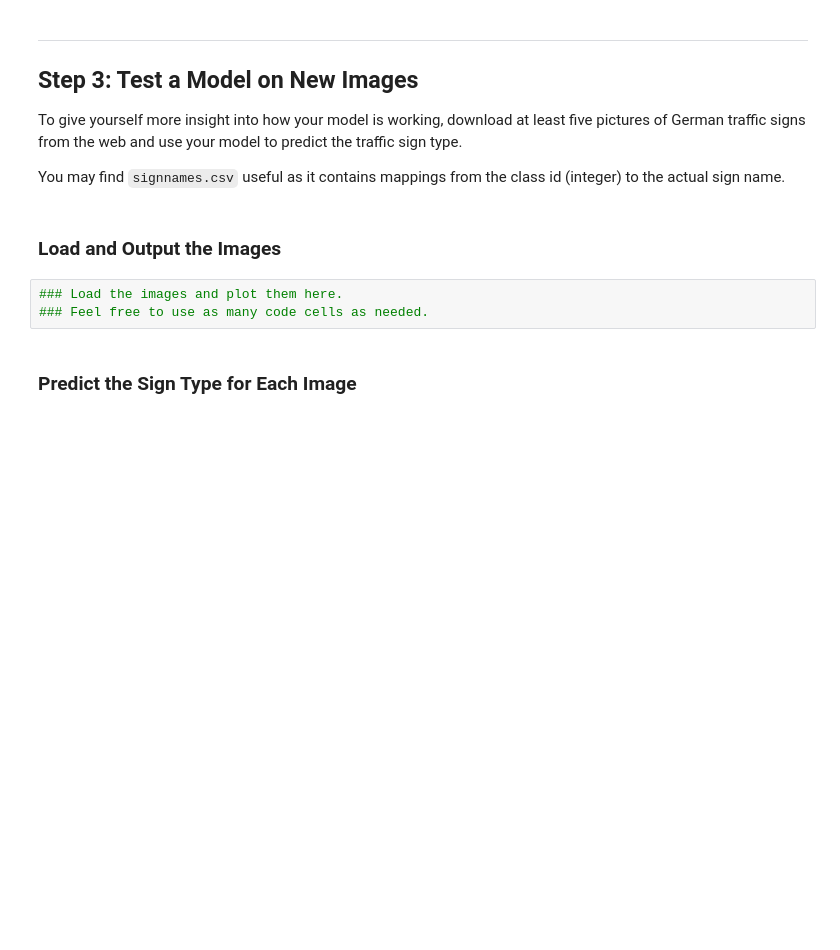
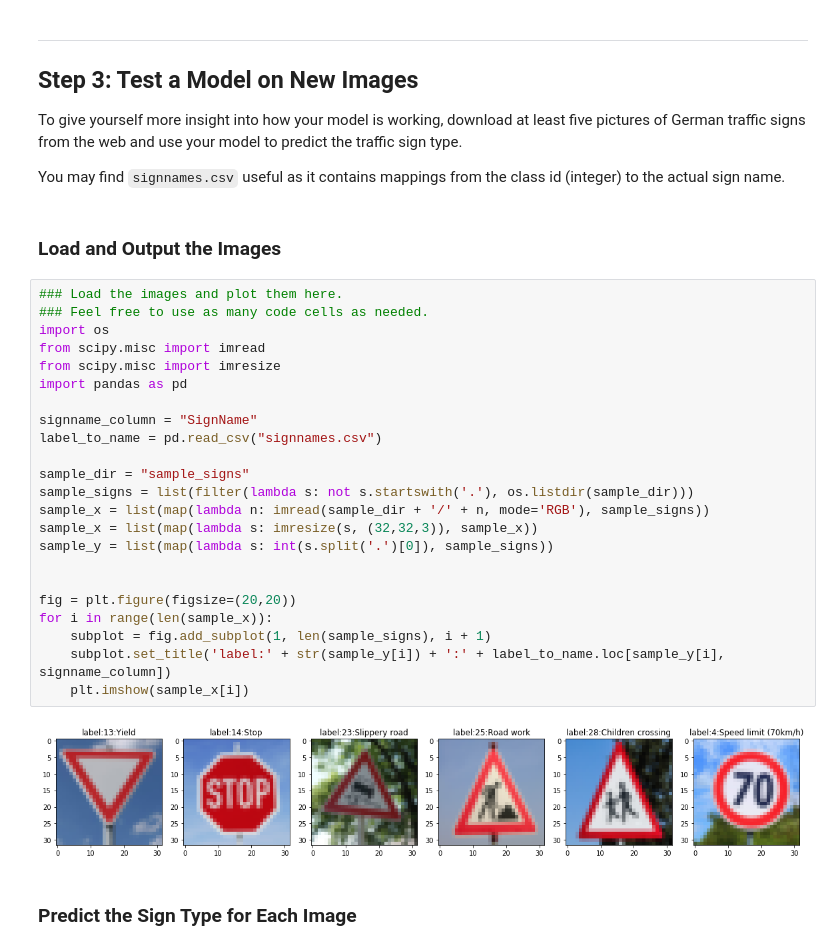
Before and after one commit to XQ-UT/CarND-Traffic-Sign-Classifier-Project, a Jupyter notebook: Traffic_Sign_Classifier.ipynb, the cells around one changed output. Drawn from its saved outputs; the diff is of its cells as text; blank space fills up the shorter version.

```diff
--- a/Traffic_Sign_Classifier.ipynb
+++ b/Traffic_Sign_Classifier.ipynb
@@ -346,9 +348,31 @@ To give yourself more insight into how your model is working, download at least
 You may find `signnames.csv` useful as it contains mappings from the class id (integer) to the actual sign name.
 # %% [markdown]
 ### Load and Output the Images
-# %%
-### Load the images and plot them here.
-### Feel free to use as many code cells as needed.
+# %%
+### Load the images and plot them here.
+### Feel free to use as many code cells as needed.
+import os
+from scipy.misc import imread
+from scipy.misc import imresize
+import pandas as pd
+
+signname_column = "SignName"
+label_to_name = pd.read_csv("signnames.csv")
+
+sample_dir = "sample_signs"
+sample_signs = list(filter(lambda s: not s.startswith('.'), os.listdir(sample_dir)))
+sample_x = list(map(lambda n: imread(sample_dir + '/' + n, mode='RGB'), sample_signs))
+sample_x = list(map(lambda s: imresize(s, (32,32,3)), sample_x))
+sample_y = list(map(lambda s: int(s.split('.')[0]), sample_signs))
+
+
+fig = plt.figure(figsize=(20,20))
+for i in range(len(sample_x)):
+    subplot = fig.add_subplot(1, len(sample_signs), i + 1)
+    subplot.set_title('label:' + str(sample_y[i]) + ':' + label_to_name.loc[sample_y[i], signname_column])
+    plt.imshow(sample_x[i])
+# %% [output]
+[figure, added]
 # %% [markdown]
 ### Predict the Sign Type for Each Image
 # %%
```
Also changed, not shown: parts of 4 cells of this notebook, 7 other files.
